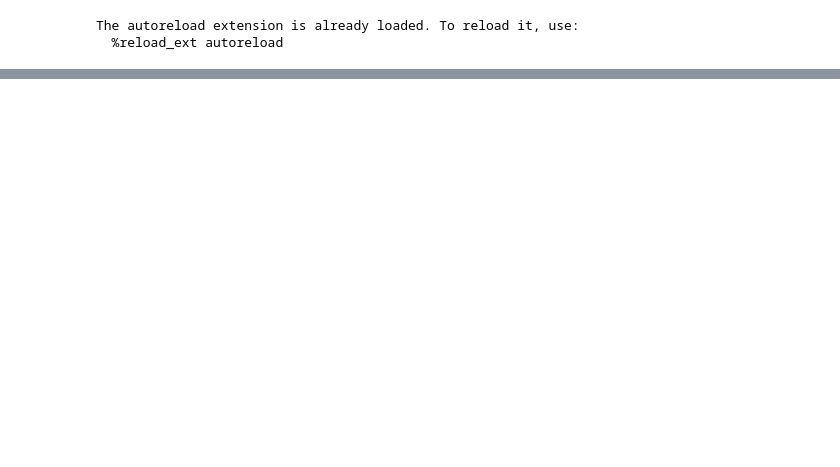
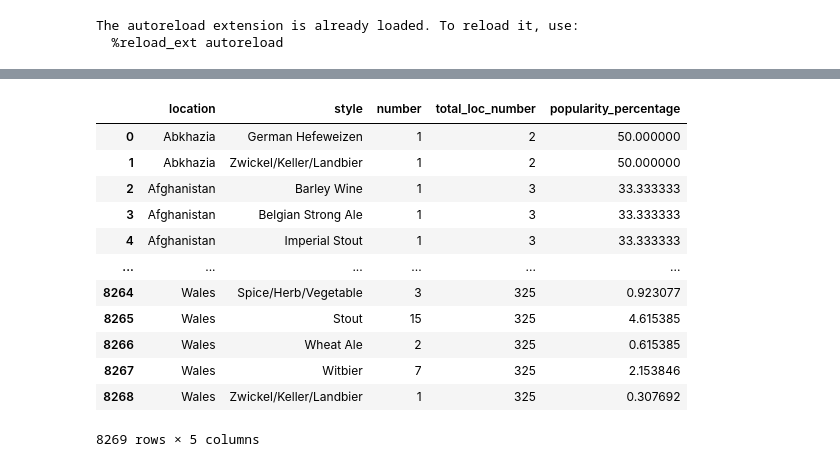
Before and after one commit to epfl-ada/ada-2023-project-vivalavada, a Jupyter notebook: popularity_yagiz.ipynb, the cells around one changed output, grey strips where cells are left out. Saved outputs shown, nothing was run; the diff lists cells and outputs as text; code cells hidden in the pictures; blank space fills up the shorter version.

```diff
--- a/popularity_yagiz.ipynb
+++ b/popularity_yagiz.ipynb
@@ -43,0 +82,16 @@ Name: date, dtype: datetime64[ns]
+# %%
+location_style
+# %% [output]
+|  | location | style | number | total_loc_number | popularity_percentage |
+| 0 | Abkhazia | German Hefeweizen | 1 | 2 | 50.000000 |
+| 1 | Abkhazia | Zwickel/Keller/Landbier | 1 | 2 | 50.000000 |
+| 2 | Afghanistan | Barley Wine | 1 | 3 | 33.333333 |
+| 3 | Afghanistan | Belgian Strong Ale | 1 | 3 | 33.333333 |
+| 4 | Afghanistan | Imperial Stout | 1 | 3 | 33.333333 |
+| ... | ... | ... | ... | ... | ... |
+| 8264 | Wales | Spice/Herb/Vegetable | 3 | 325 | 0.923077 |
+| 8265 | Wales | Stout | 15 | 325 | 4.615385 |
+| 8266 | Wales | Wheat Ale | 2 | 325 | 0.615385 |
+| 8267 | Wales | Witbier | 7 | 325 | 2.153846 |
+| 8268 | Wales | Zwickel/Keller/Landbier | 1 | 325 | 0.307692 |
+8269 rows × 5 columns
```
Also changed, not shown: parts of 19 cells of this notebook.
